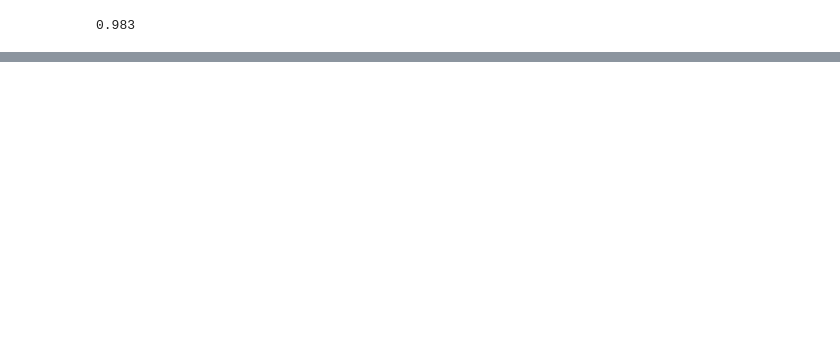
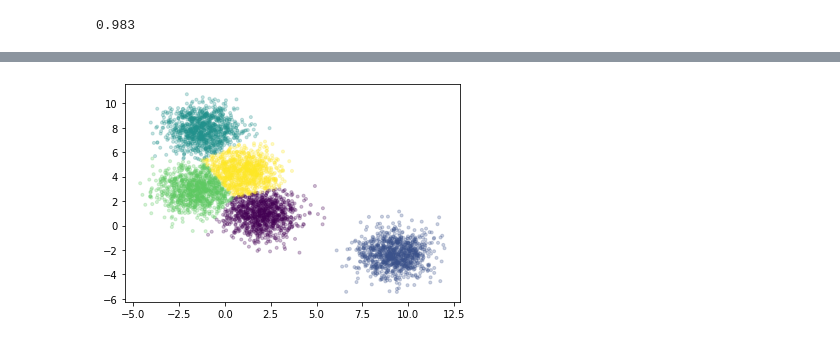
Before and after one commit to herbert0419/Hands-on, a Jupyter notebook: Incremental Prediction/Clustering_using_Dask.ipynb, the cells around one changed output, grey strips where cells are left out. Saved outputs shown, nothing was run; the diff lists cells and outputs as text; code cells hidden in the pictures; blank space fills up the shorter version.

Commit message:
dask code updated

```diff
--- a/Incremental Prediction/Clustering_using_Dask.ipynb
+++ b/Incremental Prediction/Clustering_using_Dask.ipynb
@@ -162,0 +275,7 @@ ax.scatter(X[::10000, 0], X[::10000, 1], marker='.', c=km.labels_[::10000],
+# %%
+X, y = dask_ml.datasets.make_blobs(n_samples=50000000,
+                                   chunks=1000000,
+                                   random_state=0,
+                                   centers=5)
+X = X.persist()
+X
@@ -162,0 +284,3 @@ ax.scatter(X[::10000, 0], X[::10000, 1], marker='.', c=km.labels_[::10000],
+# %%
+km = dask_ml.cluster.KMeans(n_clusters=5, init_max_iter=2, oversampling_factor=10)
+km.fit(X)
@@ -162,0 +306,5 @@ ax.scatter(X[::10000, 0], X[::10000, 1], marker='.', c=km.labels_[::10000],
+# %%
+fig, ax = plt.subplots()
+ax.scatter(X[::10000, 0], X[::10000, 1], marker='.', c=km.labels_[::10000],
+           cmap='viridis', alpha=0.25);
+# %% [output]
@@ -162,0 +328 @@ ax.scatter(X[::10000, 0], X[::10000, 1], marker='.', c=km.labels_[::10000],
+[figure, added]
```
Also changed, not shown: parts of 13 cells of this notebook.
